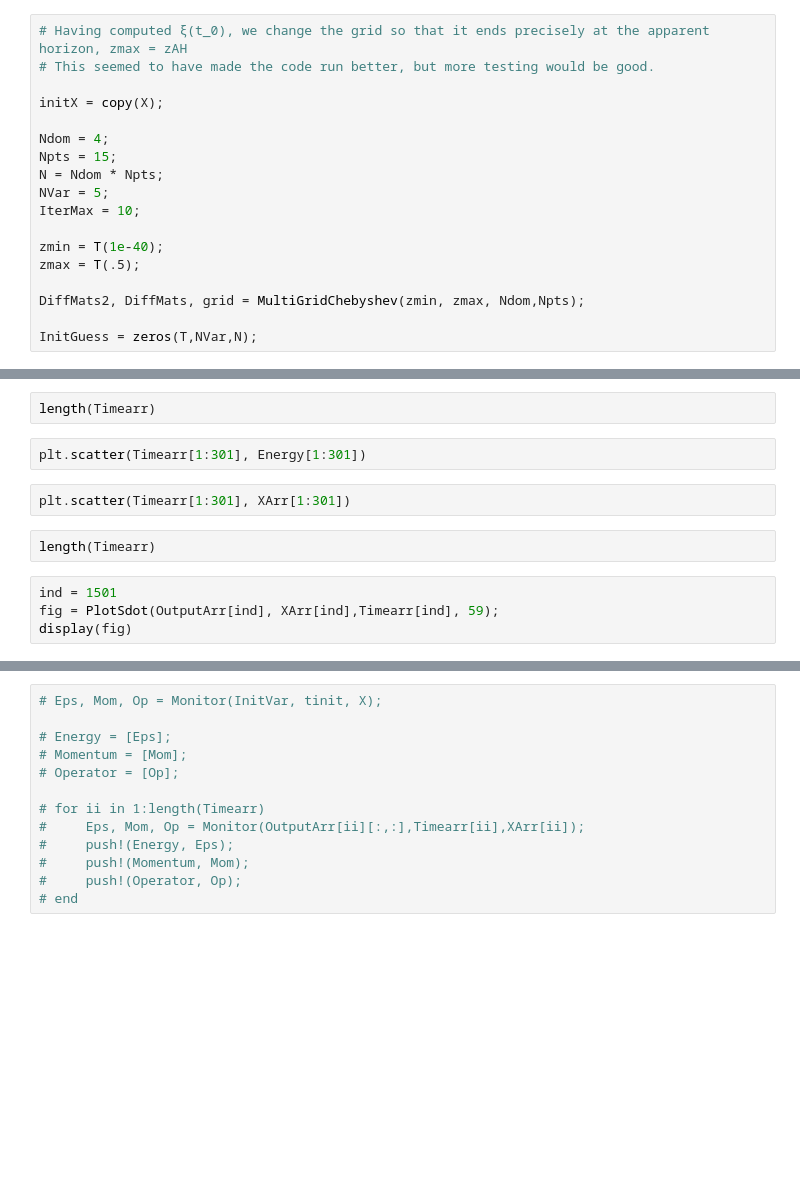
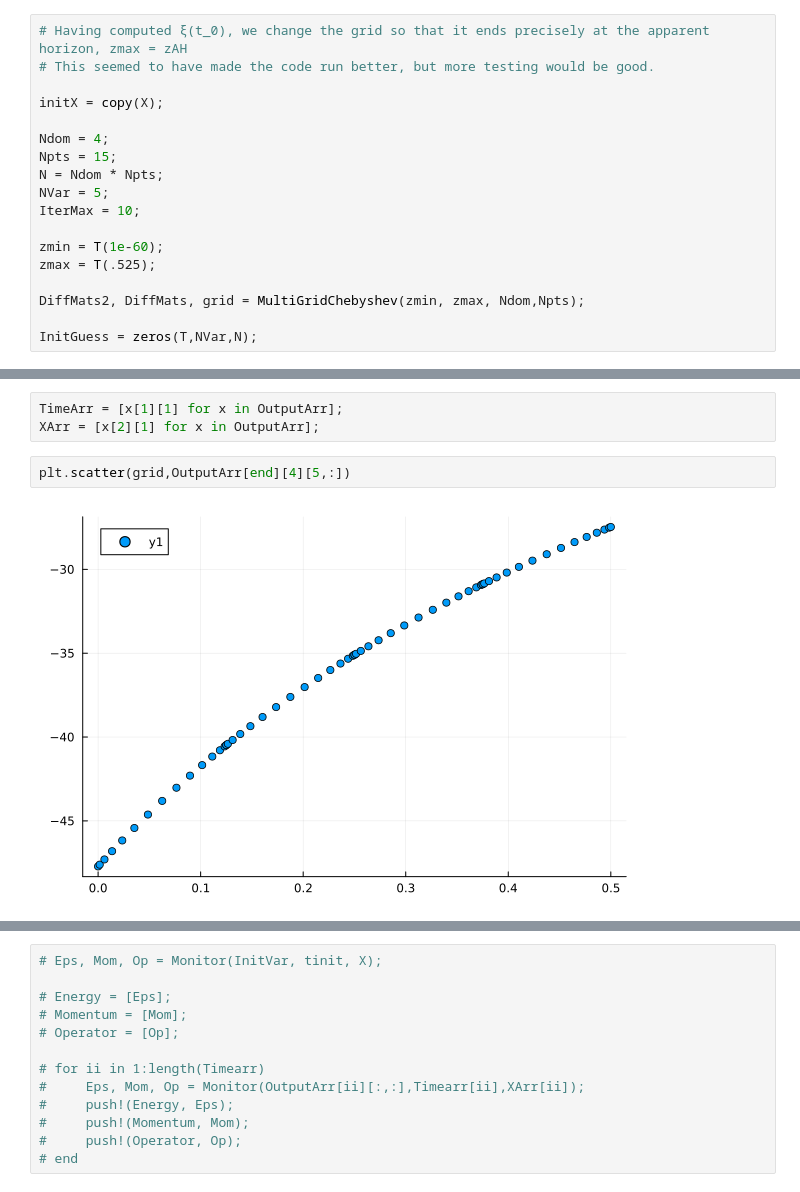
Before and after one commit to JanKozuszek/Reproducing-Dynamic-Holo, a Jupyter notebook: CosmoRun.ipynb, the cells around one changed output, grey strips where cells are left out. Saved outputs shown, nothing was run; the diff lists cells and outputs as text; blank space fills up the shorter version.

```diff
--- a/CosmoRun.ipynb
+++ b/CosmoRun.ipynb
@@ -65,8 +60,8 @@ N = Ndom * Npts;
 NVar = 5;
 IterMax = 10;
 
-zmin = T(1e-40);
-zmax = T(.5);
+zmin = T(1e-60);
+zmax = T(.525);
 
 DiffMats2, DiffMats, grid = MultiGridChebyshev(zmin, zmax, Ndom,Npts);
 
@@ -90,13 +85,8 @@ Evolve(InitVar, initX, a4, T(tinit), 2, dt, 10, OutputArr, MonitorArr)
 LoadError: InterruptException:
-# %%
-length(Timearr)
-# %%
-plt.scatter(Timearr[1:301], Energy[1:301])
-# %%
-plt.scatter(Timearr[1:301], XArr[1:301])
-# %%
-length(Timearr)
-# %%
-ind = 1501
-fig = PlotSdot(OutputArr[ind], XArr[ind],Timearr[ind], 59);
-display(fig)
+# %%
+TimeArr = [x[1][1] for x in OutputArr];
+XArr = [x[2][1] for x in OutputArr];
+# %%
+plt.scatter(grid,OutputArr[end][4][5,:])
+# %% [output]
+[figure, added]
```
Also changed, not shown: parts of 10 cells of this notebook, 4 other files.
